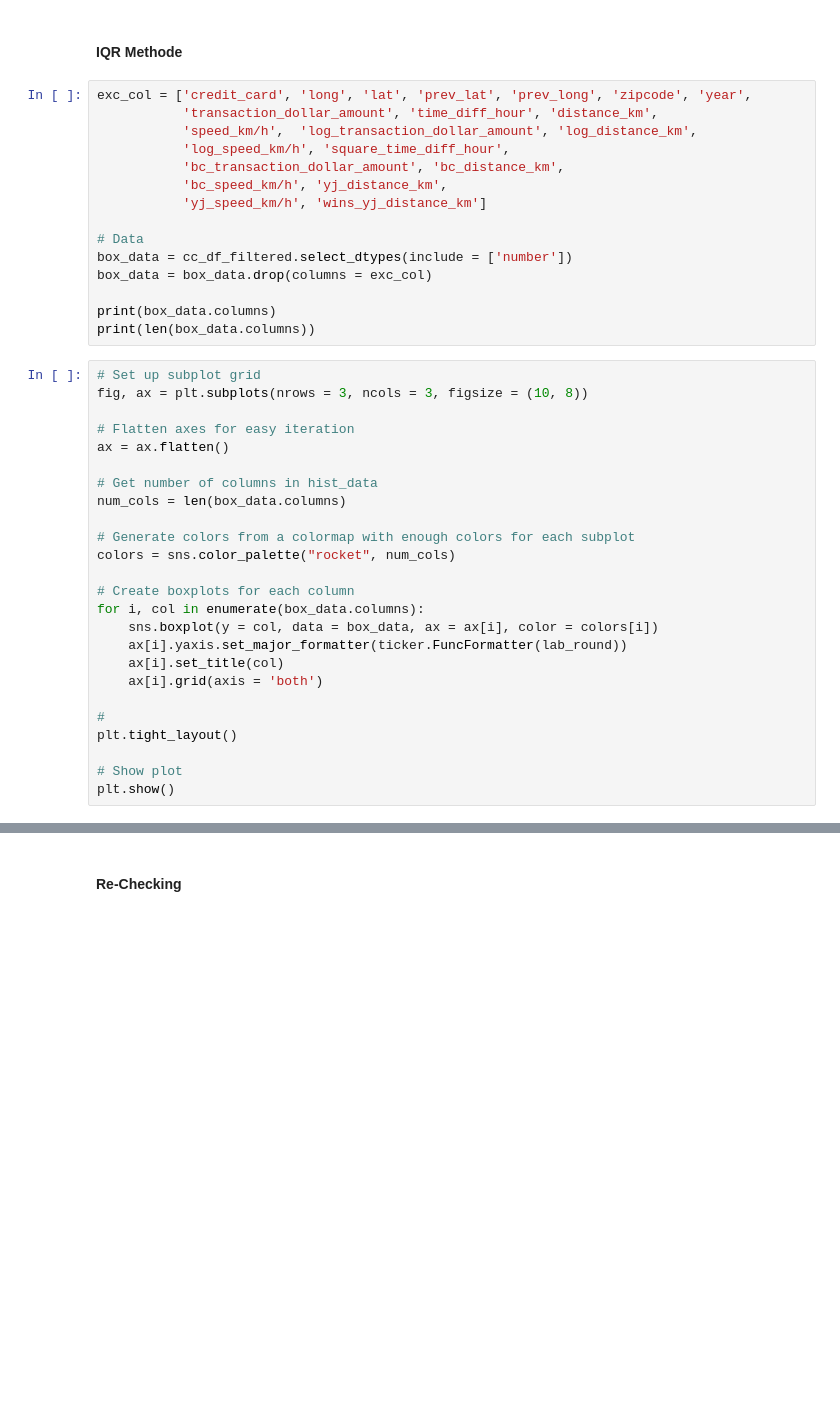
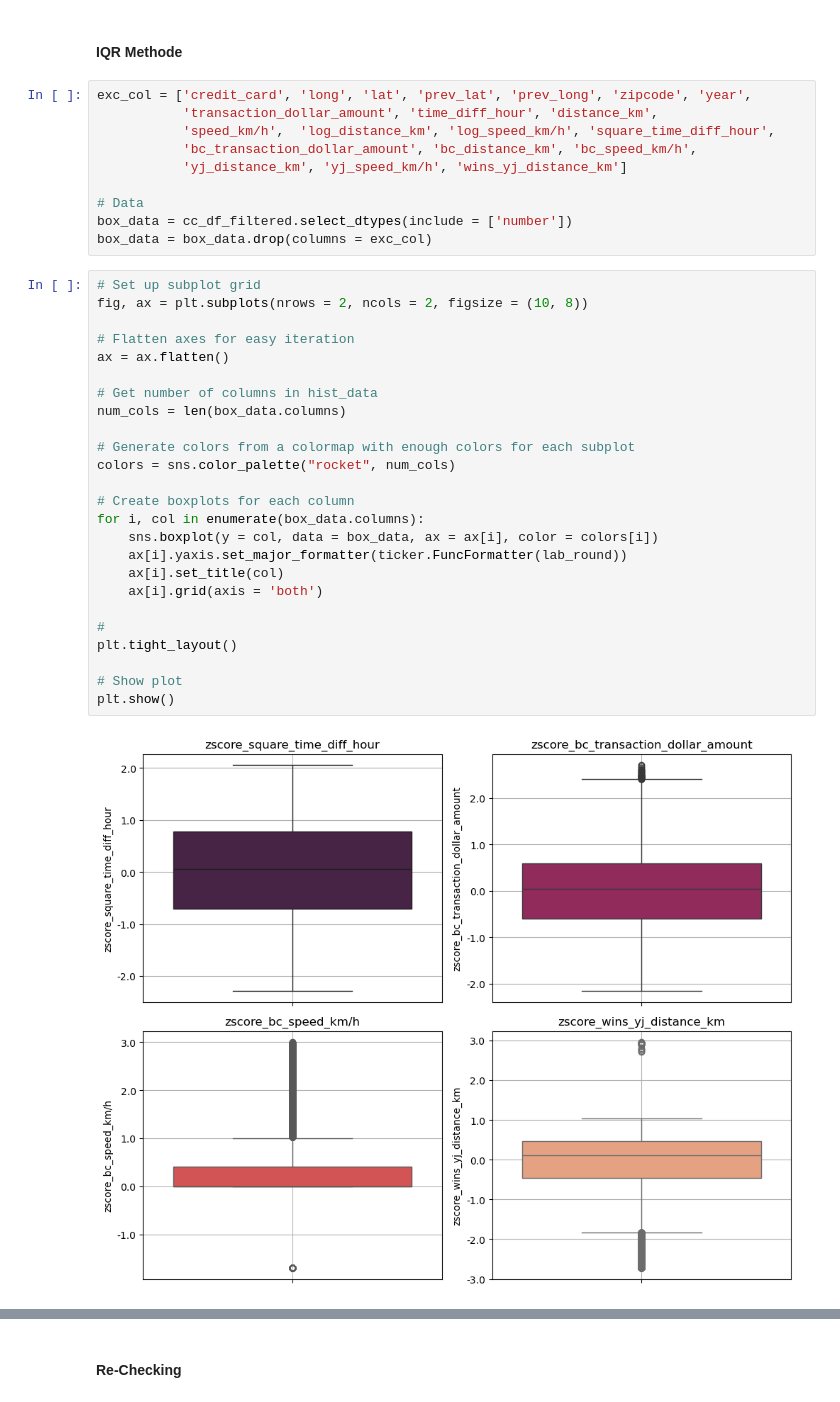
Before and after one commit to Pra5etya/Credit-Card-Fraud-Transactions, a Jupyter notebook: etl/data_exploration.ipynb, the cells around one changed output, grey strips where cells are left out. Saved outputs shown, nothing was run; the diff lists cells and outputs as text; blank space fills up the shorter version.

```diff
--- a/etl/data_exploration.ipynb
+++ b/etl/data_exploration.ipynb
@@ -792,43 +792,40 @@ memory usage: 81.4+ MB
 # %%
 exc_col = ['credit_card', 'long', 'lat', 'prev_lat', 'prev_long', 'zipcode', 'year',
            'transaction_dollar_amount', 'time_diff_hour', 'distance_km',
-           'speed_km/h',  'log_transaction_dollar_amount', 'log_distance_km',
-           'log_speed_km/h', 'square_time_diff_hour',
-           'bc_transaction_dollar_amount', 'bc_distance_km',
-           'bc_speed_km/h', 'yj_distance_km',
-           'yj_speed_km/h', 'wins_yj_distance_km']
+           'speed_km/h',  'log_distance_km', 'log_speed_km/h', 'square_time_diff_hour',
+           'bc_transaction_dollar_amount', 'bc_distance_km', 'bc_speed_km/h',
+           'yj_distance_km', 'yj_speed_km/h', 'wins_yj_distance_km']
 
 # Data
 box_data = cc_df_filtered.select_dtypes(include = ['number'])
 box_data = box_data.drop(columns = exc_col)
-
-print(box_data.columns)
-print(len(box_data.columns))
 # %%
 # Set up subplot grid
-fig, ax = plt.subplots(nrows = 3, ncols = 3, figsize = (10, 8))
+fig, ax = plt.subplots(nrows = 2, ncols = 2, figsize = (10, 8))
 
 # Flatten axes for easy iteration
 ax = ax.flatten()
 
 # Get number of columns in hist_data
 num_cols = len(box_data.columns)
 
 # Generate colors from a colormap with enough colors for each subplot
 colors = sns.color_palette("rocket", num_cols)
 
 # Create boxplots for each column
 for i, col in enumerate(box_data.columns):
     sns.boxplot(y = col, data = box_data, ax = ax[i], color = colors[i])
     ax[i].yaxis.set_major_formatter(ticker.FuncFormatter(lab_round))
     ax[i].set_title(col)
     ax[i].grid(axis = 'both')
 
 #
 plt.tight_layout()
 
 # Show plot
 plt.show()
+# %% [output]
+[figure, added]
 # %%
 # DataFrame columns to check for outliers
 columns_to_check = box_data.columns
```
Also changed, not shown: parts of 26 cells of this notebook, 2 other files.
